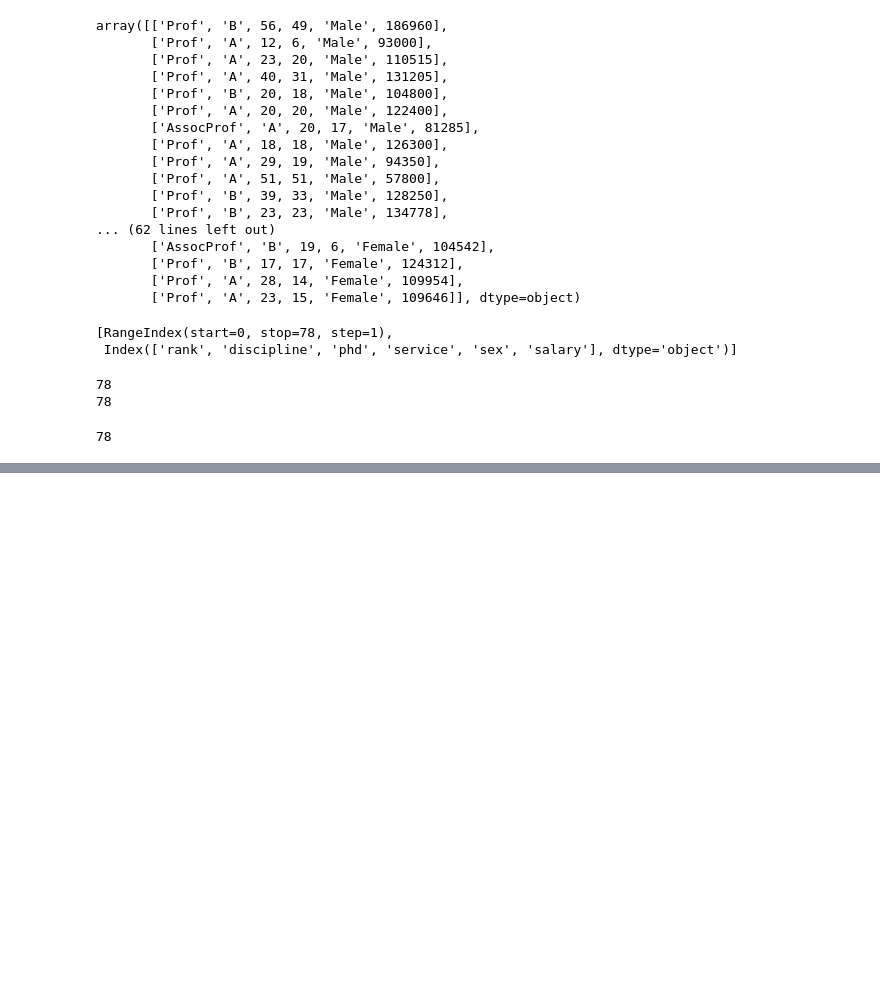
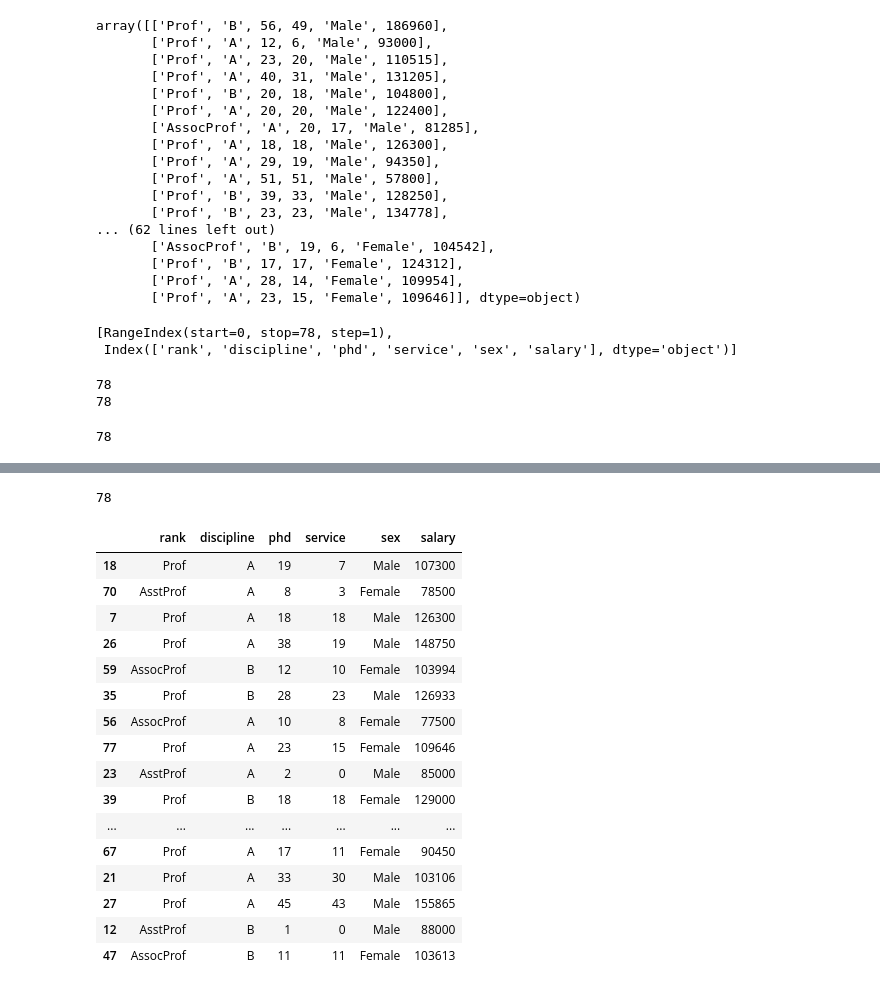
Before and after one commit to lokeshudalkar/Data_Science, a Jupyter notebook: DataScience.ipynb, the cells around one changed output, grey strips where cells are left out. Saved outputs shown, nothing was run; the diff lists cells and outputs as text; code cells hidden in the pictures; blank space fills up the shorter version.

```diff
--- a/DataScience.ipynb
+++ b/DataScience.ipynb
@@ -145,0 +182,26 @@ print(num_rows)
+# %%
+print(len(df))
+# %% [output]
+78
+# %%
+df1 = df.sample(50)
+# %%
+df1
+# %% [output]
+|  | rank | discipline | phd | service | sex | salary |
+| 18 | Prof | A | 19 | 7 | Male | 107300 |
+| 70 | AsstProf | A | 8 | 3 | Female | 78500 |
+| 7 | Prof | A | 18 | 18 | Male | 126300 |
+| 26 | Prof | A | 38 | 19 | Male | 148750 |
+| 59 | AssocProf | B | 12 | 10 | Female | 103994 |
+| 35 | Prof | B | 28 | 23 | Male | 126933 |
+| 56 | AssocProf | A | 10 | 8 | Female | 77500 |
+| 77 | Prof | A | 23 | 15 | Female | 109646 |
+| 23 | AsstProf | A | 2 | 0 | Male | 85000 |
+| 39 | Prof | B | 18 | 18 | Female | 129000 |
+| ... | ... | ... | ... | ... | ... | ... |
+| 67 | Prof | A | 17 | 11 | Female | 90450 |
+| 21 | Prof | A | 33 | 30 | Male | 103106 |
+| 27 | Prof | A | 45 | 43 | Male | 155865 |
+| 12 | AsstProf | B | 1 | 0 | Male | 88000 |
+| 47 | AssocProf | B | 11 | 11 | Female | 103613 |
```
Also changed, not shown: parts of 13 cells of this notebook.
